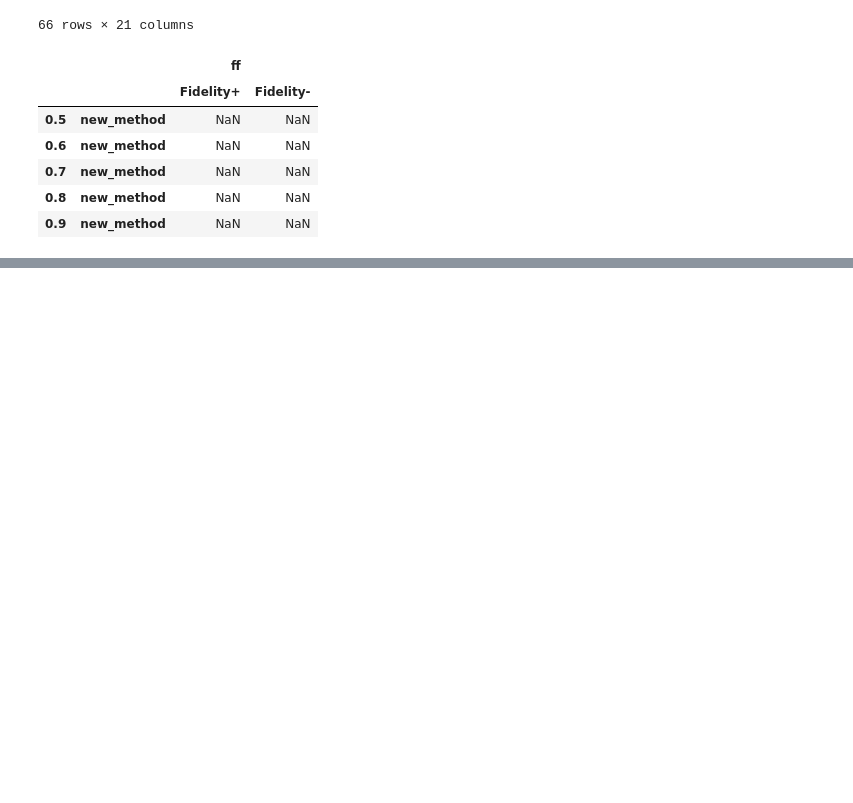
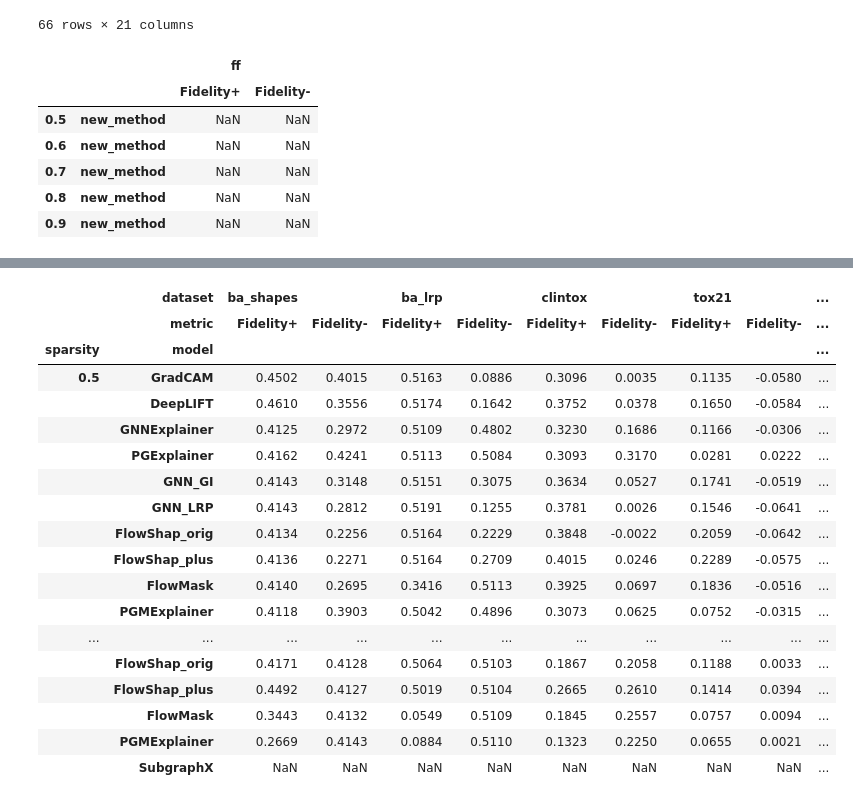
Before and after one commit to CM-BF/FlowX, a Jupyter notebook: notebooks/launcher.ipynb, the cells around one changed output, grey strips where cells are left out. Cells and saved outputs as stored; diff of their text form; code cells hidden in the pictures; blank space fills up the shorter version.

```diff
--- a/notebooks/launcher.ipynb
+++ b/notebooks/launcher.ipynb
@@ -113,0 +98,22 @@ args_group = [f'-m benchmark.kernel.pipeline --task {task} --model_name {model_d
+# %%
+df
+# %% [output]
+|  | dataset | ba_shapes |  | ba_lrp |  | clintox |  | tox21 |  | ... |
+|  | metric | Fidelity+ | Fidelity- | Fidelity+ | Fidelity- | Fidelity+ | Fidelity- | Fidelity+ | Fidelity- | ... |
+| sparsity | model |  |  |  |  |  |  |  |  | ... |
+| 0.5 | GradCAM | 0.4502 | 0.4015 | 0.5163 | 0.0886 | 0.3096 | 0.0035 | 0.1135 | -0.0580 | ... |
+|  | DeepLIFT | 0.4610 | 0.3556 | 0.5174 | 0.1642 | 0.3752 | 0.0378 | 0.1650 | -0.0584 | ... |
+|  | GNNExplainer | 0.4125 | 0.2972 | 0.5109 | 0.4802 | 0.3230 | 0.1686 | 0.1166 | -0.0306 | ... |
+|  | PGExplainer | 0.4162 | 0.4241 | 0.5113 | 0.5084 | 0.3093 | 0.3170 | 0.0281 | 0.0222 | ... |
+|  | GNN_GI | 0.4143 | 0.3148 | 0.5151 | 0.3075 | 0.3634 | 0.0527 | 0.1741 | -0.0519 | ... |
+|  | GNN_LRP | 0.4143 | 0.2812 | 0.5191 | 0.1255 | 0.3781 | 0.0026 | 0.1546 | -0.0641 | ... |
+|  | FlowShap_orig | 0.4134 | 0.2256 | 0.5164 | 0.2229 | 0.3848 | -0.0022 | 0.2059 | -0.0642 | ... |
+|  | FlowShap_plus | 0.4136 | 0.2271 | 0.5164 | 0.2709 | 0.4015 | 0.0246 | 0.2289 | -0.0575 | ... |
+|  | FlowMask | 0.4140 | 0.2695 | 0.3416 | 0.5113 | 0.3925 | 0.0697 | 0.1836 | -0.0516 | ... |
+|  | PGMExplainer | 0.4118 | 0.3903 | 0.5042 | 0.4896 | 0.3073 | 0.0625 | 0.0752 | -0.0315 | ... |
+| ... | ... | ... | ... | ... | ... | ... | ... | ... | ... | ... |
+|  | FlowShap_orig | 0.4171 | 0.4128 | 0.5064 | 0.5103 | 0.1867 | 0.2058 | 0.1188 | 0.0033 | ... |
+|  | FlowShap_plus | 0.4492 | 0.4127 | 0.5019 | 0.5104 | 0.2665 | 0.2610 | 0.1414 | 0.0394 | ... |
+|  | FlowMask | 0.3443 | 0.4132 | 0.0549 | 0.5109 | 0.1845 | 0.2557 | 0.0757 | 0.0094 | ... |
+|  | PGMExplainer | 0.2669 | 0.4143 | 0.0884 | 0.5110 | 0.1323 | 0.2250 | 0.0655 | 0.0021 | ... |
+|  | SubgraphX | NaN | NaN | NaN | NaN | NaN | NaN | NaN | NaN | ... |
```
Also changed, not shown: parts of 4 cells of this notebook, 24 other files.
